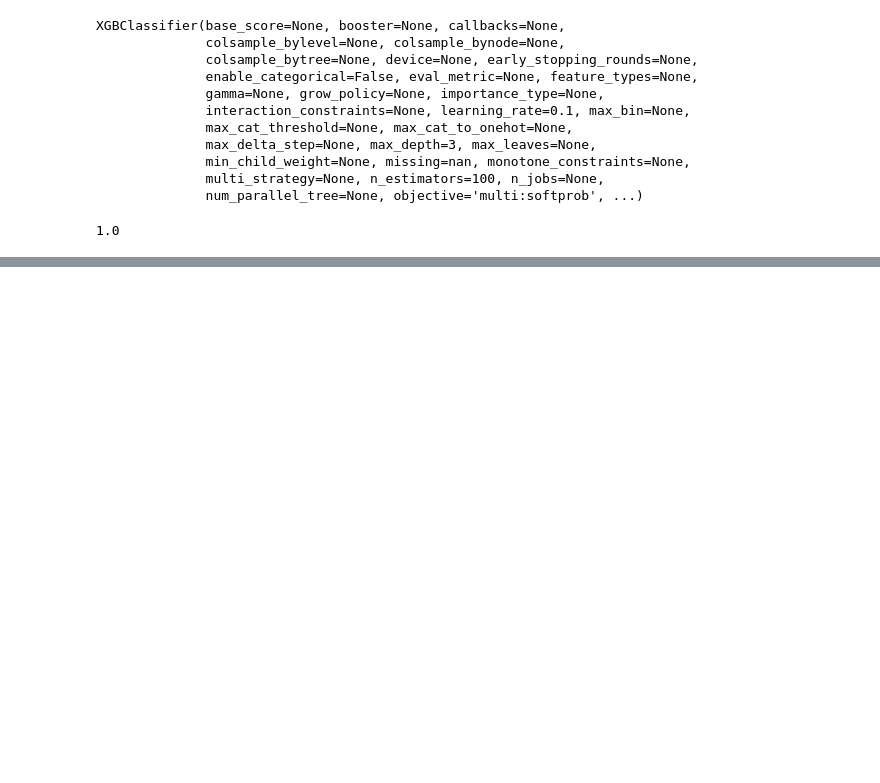
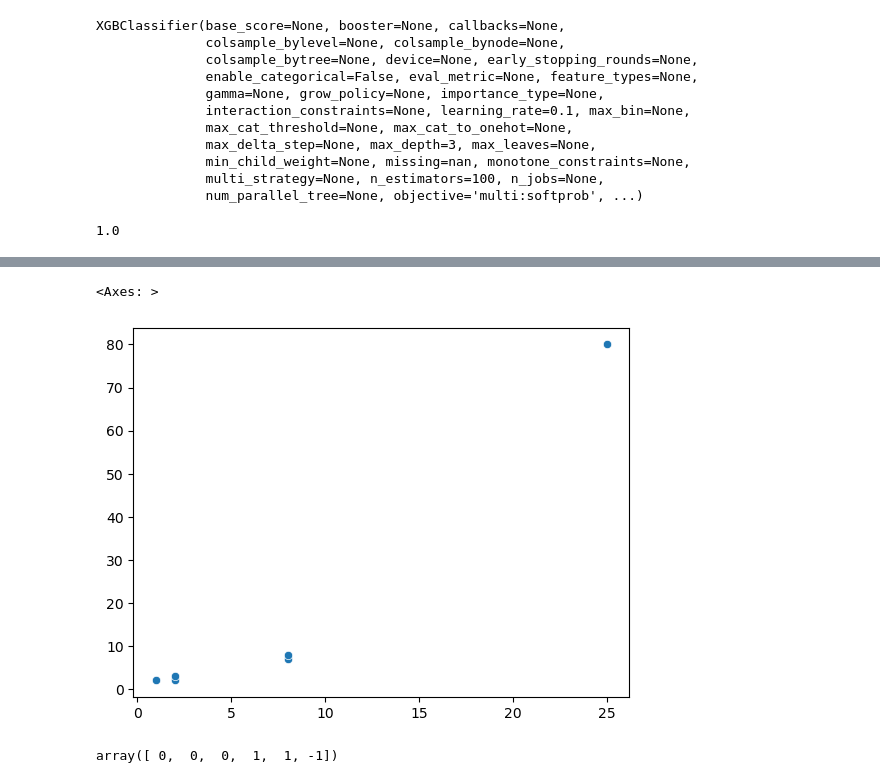
Before and after one commit to itsanishsingh/task-xgboost-dbscan, a Jupyter notebook: task_xgboost_dbscan.ipynb, the cells around one changed output, grey strips where cells are left out. Drawn from its saved outputs; the diff is of its cells as text; code cells hidden in the pictures; blank space fills up the shorter version.

```diff
--- a/task_xgboost_dbscan.ipynb
+++ b/task_xgboost_dbscan.ipynb
@@ -50,0 +61,7 @@ accuracy_score(y_test, y_pred)
+# %%
+X = np.array([[1, 2], [2, 2], [2, 3], [8, 7], [8, 8], [25, 80]])
+# %%
+sns.scatterplot(x=X[:, 0], y=X[:, 1])
+# %% [output]
+<Axes: >
+[figure, added]
@@ -50,0 +70,5 @@ accuracy_score(y_test, y_pred)
+# %%
+db.fit(X)
+db.labels_
+# %% [output]
+array([ 0,  0,  0,  1,  1, -1])
```
Also changed, not shown: parts of 8 cells of this notebook.
